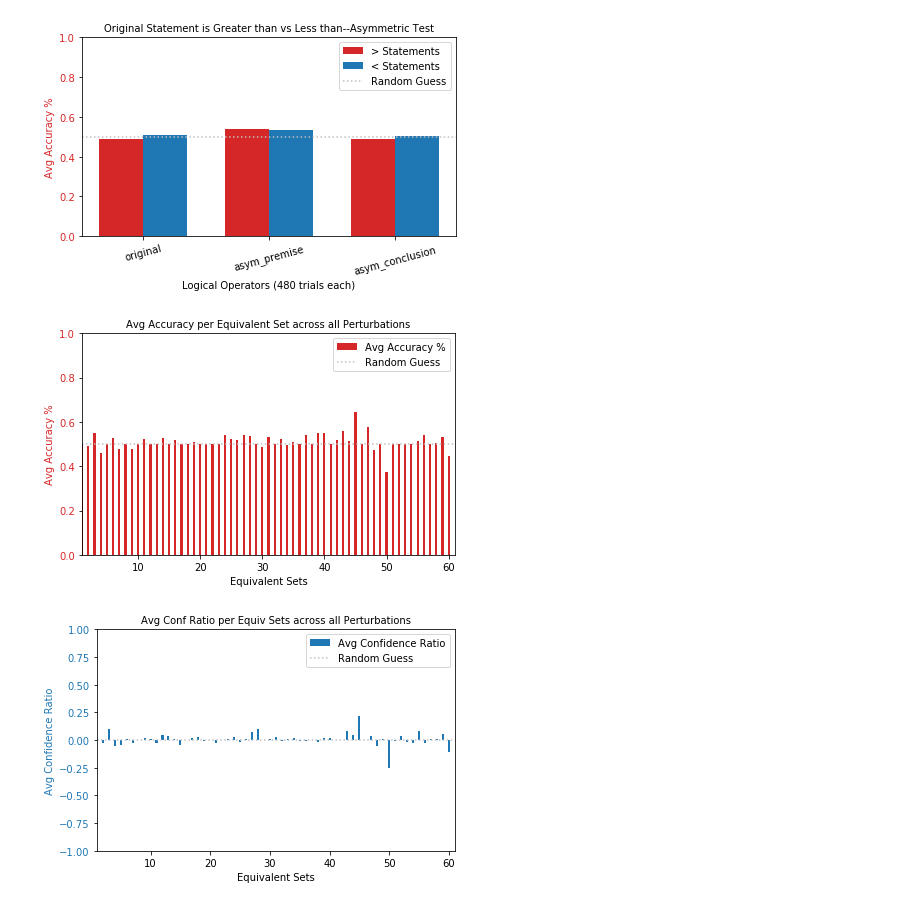
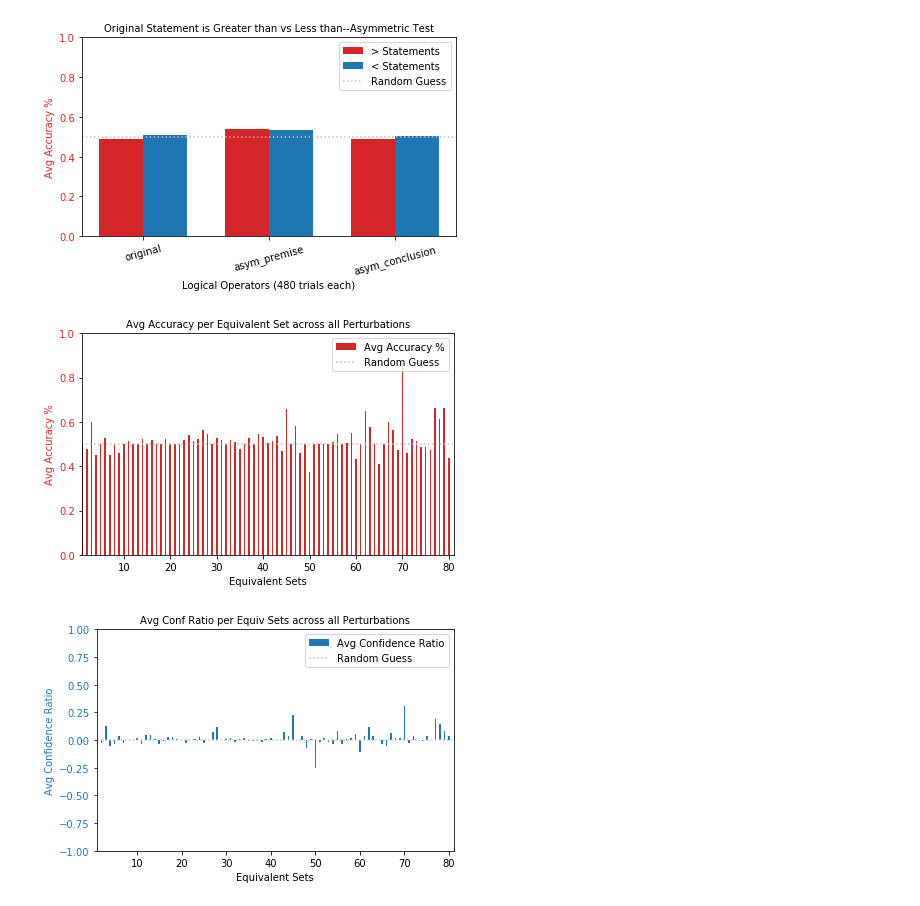
Before and after one commit to shaoxia57/common_sense_embedding_analysis, a Jupyter notebook: plot_nbs/Generate_Plots_Preprint.ipynb, the cells around one changed output. Saved outputs shown, nothing was run; the diff lists cells and outputs as text; code cells hidden in the pictures.

```diff
--- a/plot_nbs/Generate_Plots_Preprint.ipynb
+++ b/plot_nbs/Generate_Plots_Preprint.ipynb
@@ -123,13 +118,21 @@ display_two_bar_plot(x_labels, x_label, y_label, y_one_label, y_two_label, data_
 # %% [output]
 [figure]
 # %%
-result_dir = "../data/masked_word_result_data/roberta/"
+# result_dir = "../data/masked_word_result_data/roberta-large/"
 
-data_files = ["material_perf_2_10.csv", "physical_perf_2_10.csv", "social_perf_2_10.csv"]
+# data_files = ["material_perf_2_10.csv", "physical_perf_2_10.csv", "social_perf_2_10.csv"]
+
+# config_dir = "../data/truism_data/"
+
+# config_files = ["material_data_2.json", "physical_data_2.json", "social_data_2.json"]
+
+result_dir = "../data/masked_word_result_data/roberta-large/"
+
+data_files = ["material_perf_2_10.csv", "physical_perf_2_10.csv", "social_perf_2_10.csv", "temporal_perf_2_10.csv"]
 
 config_dir = "../data/truism_data/"
 
-config_files = ["material_data_2.json", "physical_data_2.json", "social_data_2.json"]
+config_files = ["material_data_2.json", "physical_data_2.json", "social_data_2.json", "temporal_data_2.json"]
 # %%
 data = []
 
@@ -530,15 +533,15 @@ set_ratio_df = queries.run_set_grouping_query(ratio_sep_df)
 # %%
 x_label = "Equivalent Sets"
 left_units = "Avg Accuracy %"
 left_bar_data = [round(row["avg_stat"], 3) for i, row in set_acc_df.iterrows()]
 # len(left_bar_data), len(x_labels)
 # title = "Avg Accuracy per Equivalent Set across all Perturbations for {}".format(model)
 title = "Avg Accuracy per Equivalent Set across all Perturbations"
-display_bar_plot((1,61), x_label, left_units, left_bar_data, title, color="tab:red",
+display_bar_plot((1,81), x_label, left_units, left_bar_data, title, color="tab:red",
                  save_dir=save_dir,
                  add_nums_to_bars=False, label_x_ticks=True, small_title=True)
 # %% [output]
-[figure, old version]
+[figure, new version]
 # %%
 x_label = "Equivalent Sets"
 left_units = "Avg Confidence Ratio"
@@ -546,8 +549,8 @@ left_bar_data = [round(row["avg_stat"], 3) for i, row in set_ratio_df.iterrows()
 # left_bar_data
 # title = "Avg Conf Ratio per Equiv Sets across all Perturbations for {}".format(model)
 title = "Avg Conf Ratio per Equiv Sets across all Perturbations"
-display_bar_plot((1,61), x_label, left_units, left_bar_data, title, color="tab:blue",
+display_bar_plot((1,81), x_label, left_units, left_bar_data, title, color="tab:blue",
                  save_dir=save_dir,
                  add_nums_to_bars=False, label_x_ticks=True, y_range=[-1,1], small_title=True)
 # %% [output]
-[figure, old version]
+[figure, new version]
```
Also changed, not shown: parts of 9 cells of this notebook, 12 other files.
